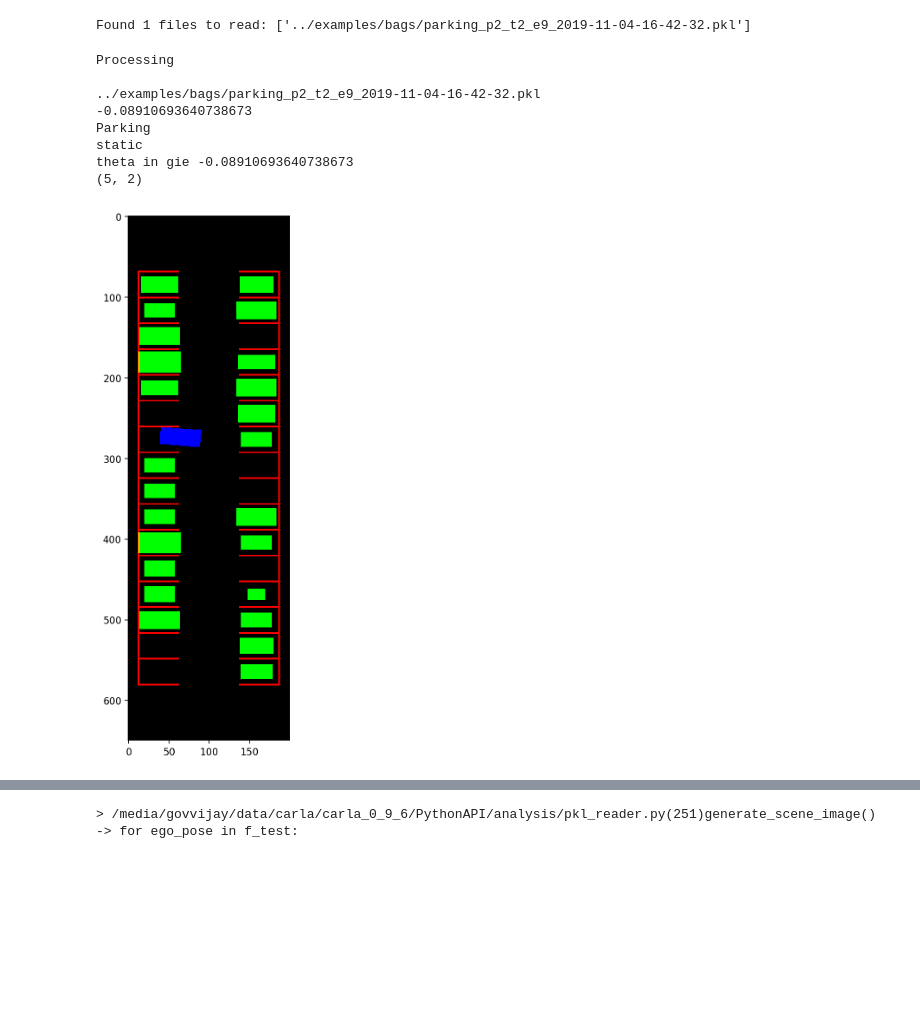
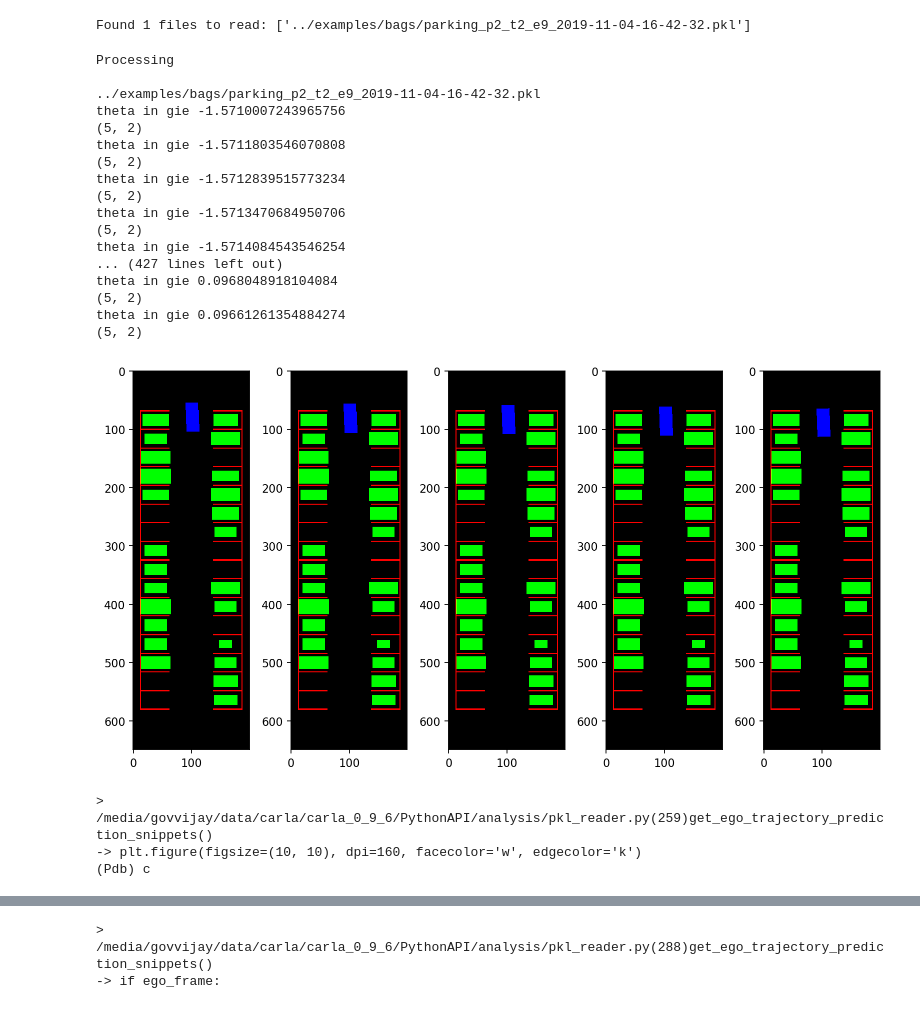
Before and after one commit to MPC-Berkeley/carla, a Jupyter notebook: PythonAPI/analysis/dataset_generator.ipynb, the cells around one changed output, grey strips where cells are left out. Saved outputs shown, nothing was run; the diff lists cells and outputs as text; code cells hidden in the pictures; blank space fills up the shorter version.

```diff
--- a/PythonAPI/analysis/dataset_generator.ipynb
+++ b/PythonAPI/analysis/dataset_generator.ipynb
@@ -34,7 +34,7 @@ Nhist=5          # number of timesteps of motion history to predict with
 Npred=20         # number of timesteps of prediction horizon
 Nskip=5          # "stride" for sliding window of snippet selection
 dt=0.1           # discretization (s) of full ego trajectory corresponding to N* above
-ego_trans = False # whether or not to represent trajectory snippets in the ego frame
+ego_trans = True # whether or not to represent trajectory snippets in the ego frame
                  # if False, use the global map frame for all snippets
 # %% [markdown]
 ### TODO
@@ -72,11 +72,12 @@ for file in files_to_process:
              extract_full_trajectory(res_dict, goals, prune_start, prune_end, \
                                      min_vel_thresh, exclude_collisions)
 
-        features, labels, goal_snpts = \
+        features, scene_images, labels, goal_snpts = \
             get_ego_trajectory_prediction_snippets(ego_trajectory, start_ind, switch_ind, end_ind, goal_ind, \
-                                           goals, Nhist, Npred, Nskip, dt, ego_frame=ego_trans)
+                                           goals, parking_lot, ego_dimensions, static_object_list, \
+                                           Nhist, Npred, Nskip, dt, ego_frame=ego_trans)
 
-        feature_images = generate_scene_image(features, parking_lot, ego_dimensions, static_object_list)
+        pdb.set_trace()
 
         features_combined.extend(features)
         labels_combined.extend(labels)
@@ -114,35 +115,47 @@ if shuffle:
     features_combined, labels_combined, goal_snippets_combined = \
     sku.shuffle(features_combined, labels_combined, goal_snippets_combined, random_state=seed)
 
 if num_folds_cv > 0:
     splits = (N_instances // num_folds_cv) * np.ones(num_folds_cv)
     splits[:N_instances % num_folds_cv] += 1
 
     ind_limits = np.cumsum(splits).astype(np.int)
 
     for i in range(len(ind_limits)):
         if i == 0:
             ind_start = 0
         else:
             ind_start = ind_limits[i-1]
         ind_end = ind_limits[i]
 
         dataset_kfold = {}
         dataset_kfold['features'] = features_combined[ind_start:ind_end]
         dataset_kfold['goals'] = goal_snippets_combined[ind_start:ind_end]
         dataset_kfold['labels'] = labels_combined[ind_start:ind_end]
         dataset_kfold['N'] = ind_end - ind_start
         pickle.dump(dataset_kfold, open(dataset_name + '_fold_%d.pkl' % i, 'wb'))
 
 print('Finished\n')
 '''
 # %% [output]
 Processing
 
 ../examples/bags/parking_p2_t2_e9_2019-11-04-16-42-32.pkl
--0.08910693640738673
-Parking
-static
-theta in gie -0.08910693640738673
+theta in gie -1.5710007243965756
 (5, 2)
+theta in gie -1.5711803546070808
+(5, 2)
+theta in gie -1.5712839515773234
+(5, 2)
+theta in gie -1.5713470684950706
+(5, 2)
+theta in gie -1.5714084543546254
+... (427 lines left out)
+theta in gie 0.0968048918104084
+(5, 2)
+theta in gie 0.09661261354884274
+(5, 2)
-[figure, old version]
+[figure, new version]
+> /media/govvijay/data/carla/carla_0_9_6/PythonAPI/analysis/pkl_reader.py(259)get_ego_trajectory_prediction_snippets()
+-> plt.figure(figsize=(10, 10), dpi=160, facecolor='w', edgecolor='k')
+(Pdb) c
@@ -150,2 +163,2 @@ theta in gie -0.08910693640738673
-> /media/govvijay/data/carla/carla_0_9_6/PythonAPI/analysis/pkl_reader.py(251)generate_scene_image()
--> for ego_pose in f_test:
+> /media/govvijay/data/carla/carla_0_9_6/PythonAPI/analysis/pkl_reader.py(288)get_ego_trajectory_prediction_snippets()
+-> if ego_frame:
```
Also changed, not shown: parts of 1 cell of this notebook, 3 other files.
